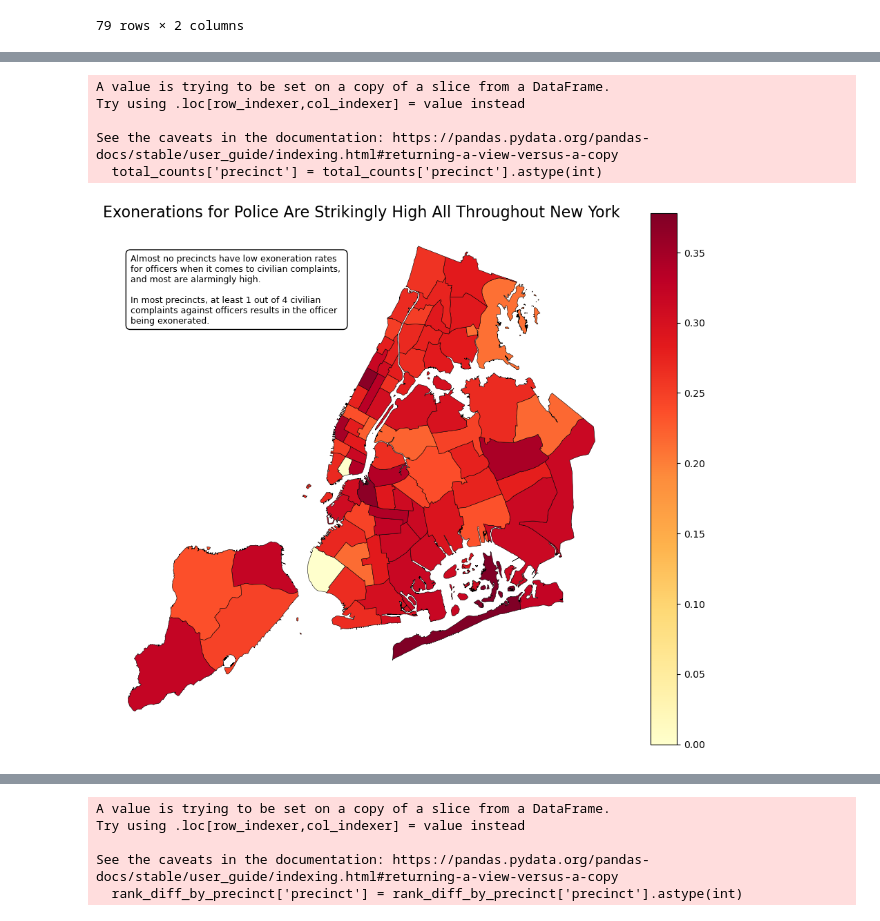
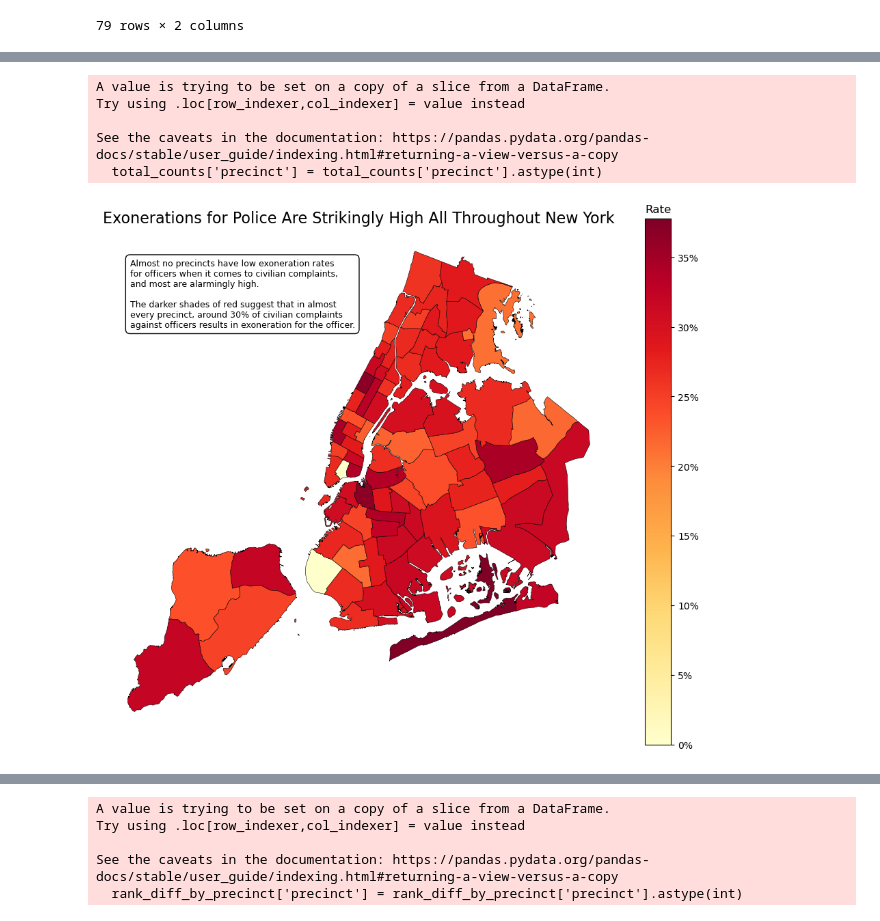
Before and after one commit to lsherles/PEA, a Jupyter notebook: Project2/project2 checkpoint.ipynb, the cells around one changed output, grey strips where cells are left out. Cells and saved outputs as stored; diff of their text form; code cells hidden in the pictures.

```diff
--- a/Project2/project2 checkpoint.ipynb
+++ b/Project2/project2 checkpoint.ipynb
@@ -392,36 +408,45 @@ merged = precincts_gdf.merge(rates_df, on='precinct', how='left')
 fig, ax = plt.subplots(1, 1, figsize=(12, 10))
 # Mask out precincts with exoneration rates below a threshold
 merged['exoneration_rate'] = merged['exoneration_rate'].where(merged['exoneration_rate'] > 0.2, 0)
 
-merged.plot(column='exoneration_rate',
+
+
+plot = merged.plot(column='exoneration_rate',
             ax=ax,
             legend=True,
             cmap='YlOrRd',
             edgecolor='black',
             linewidth=0.4,
             missing_kwds={"color": "lightgrey", "label": "No Data"})
 
+# Access the colorbar and set custom ticks
+cbar = plot.get_figure().get_axes()[-1]  # Gets the colorbar axis
+cbar.set_title("Rate")  # Optional title
+
+# Set custom ticks (e.g., every 5%)
+cbar.set_yticks([0.00, 0.05, 0.10, 0.15, 0.20, 0.25, 0.30, 0.35])
+cbar.set_yticklabels(["0%", "5%", "10%", "15%", "20%", "25%", "30%", "35%"])
 ax.set_title("Exonerations for Police Are Strikingly High All Throughout New York", fontsize=16)
 ax.axis('off')
 # Add annotation textbox
 ax.text(
     0.05, 0.8,  # X, Y position in *axes fraction* (from 0 to 1)
-    'Almost no precincts have low exoneration rates\nfor officers when it comes to civilian complaints, \nand most are alarmingly high.\n\nIn most precincts, at least 1 out of 4 civilian \ncomplaints against officers results in the officer\nbeing exonerated.',
+    'Almost no precincts have low exoneration rates\nfor officers when it comes to civilian complaints, \nand most are alarmingly high.\n\nThe darker shades of red suggest that in almost\nevery precinct, around 30% of civilian complaints\nagainst officers results in exoneration for the officer.',
     fontsize=9,
     ha='left',  # horizontal alignment
     va='bottom', # vertical alignment
     transform=ax.transAxes,  # coordinate system: axes fraction
     bbox=dict(boxstyle='round,pad=0.5', facecolor='white', edgecolor='black')
 )
 
 plt.show()
 # %% [output]
 A value is trying to be set on a copy of a slice from a DataFrame.
 Try using .loc[row_indexer,col_indexer] = value instead
 
 See the caveats in the documentation: https://pandas.pydata.org/pandas-docs/stable/user_guide/indexing.html#returning-a-view-versus-a-copy
   total_counts['precinct'] = total_counts['precinct'].astype(int)
-[figure, old version]
+[figure, new version]
 # %%
 import geopandas as gpd
 import pandas as pd
```
Also changed, not shown: parts of 2 cells of this notebook, 3 other files.
